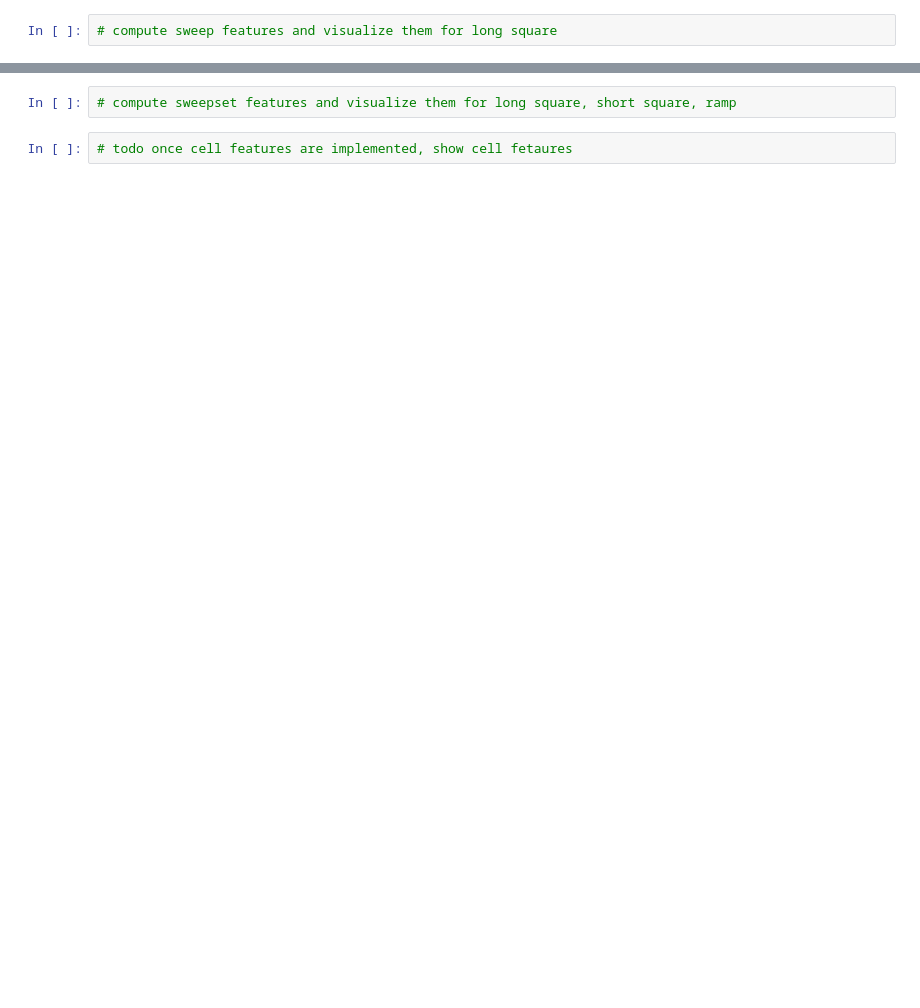
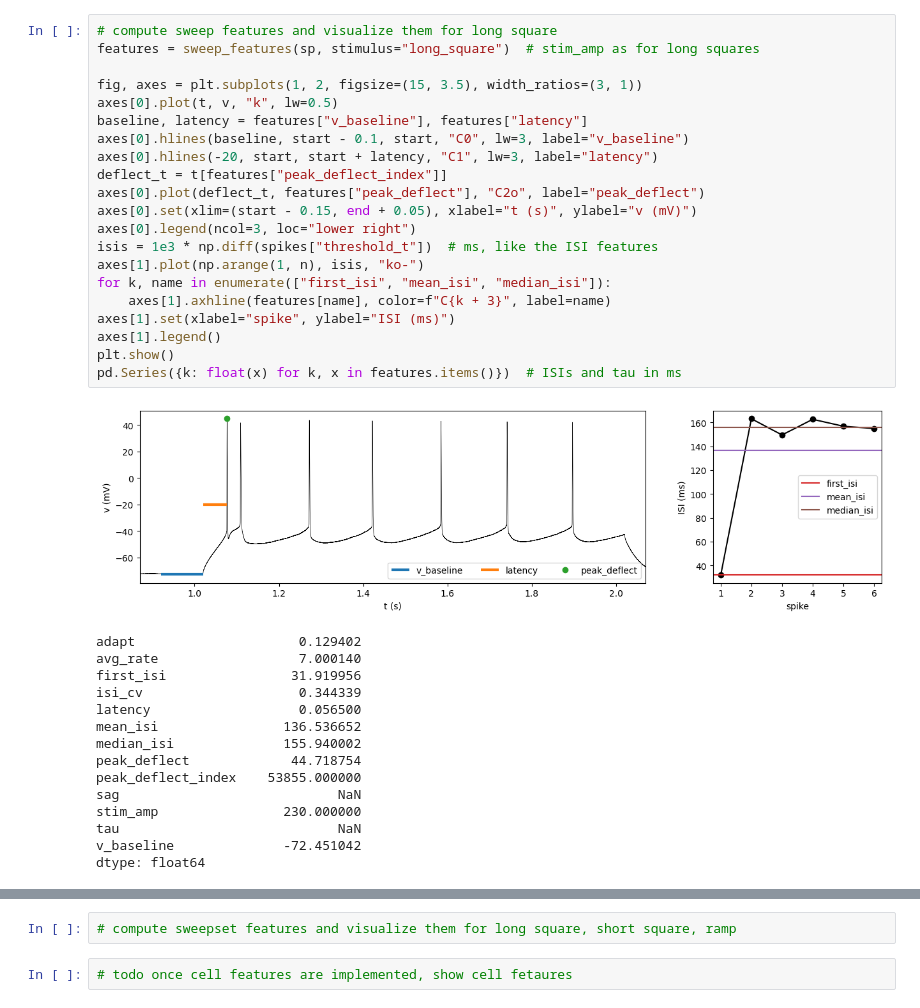
Before and after one commit to jaxleyverse/jaxley-ephys, a Jupyter notebook: examples/00_basics.ipynb, the cells around one changed output, grey strips where cells are left out. Cells and saved outputs as stored; diff of their text form; blank space fills up the shorter version.

```diff
--- a/examples/00_basics.ipynb
+++ b/examples/00_basics.ipynb
@@ -14,4 +100,39 @@
 # %%
 # compute sweep features and visualize them for long square
+features = sweep_features(sp, stimulus="long_square")  # stim_amp as for long squares
+
+fig, axes = plt.subplots(1, 2, figsize=(15, 3.5), width_ratios=(3, 1))
+axes[0].plot(t, v, "k", lw=0.5)
+baseline, latency = features["v_baseline"], features["latency"]
+axes[0].hlines(baseline, start - 0.1, start, "C0", lw=3, label="v_baseline")
+axes[0].hlines(-20, start, start + latency, "C1", lw=3, label="latency")
+deflect_t = t[features["peak_deflect_index"]]
+axes[0].plot(deflect_t, features["peak_deflect"], "C2o", label="peak_deflect")
+axes[0].set(xlim=(start - 0.15, end + 0.05), xlabel="t (s)", ylabel="v (mV)")
+axes[0].legend(ncol=3, loc="lower right")
+isis = 1e3 * np.diff(spikes["threshold_t"])  # ms, like the ISI features
+axes[1].plot(np.arange(1, n), isis, "ko-")
+for k, name in enumerate(["first_isi", "mean_isi", "median_isi"]):
+    axes[1].axhline(features[name], color=f"C{k + 3}", label=name)
+axes[1].set(xlabel="spike", ylabel="ISI (ms)")
+axes[1].legend()
+plt.show()
+pd.Series({k: float(x) for k, x in features.items()})  # ISIs and tau in ms
+# %% [output]
+[figure, added]
+adapt                     0.129402
+avg_rate                  7.000140
+first_isi                31.919956
+isi_cv                    0.344339
+latency                   0.056500
+mean_isi                136.536652
+median_isi              155.940002
+peak_deflect             44.718754
+peak_deflect_index    53855.000000
+sag                            NaN
+stim_amp                230.000000
+tau                            NaN
+v_baseline              -72.451042
+dtype: float64
 # %%
 # demonstrate jit for reuse on a different sweep for long square
```
Also changed, not shown: parts of 6 cells of this notebook, 32 other files.
